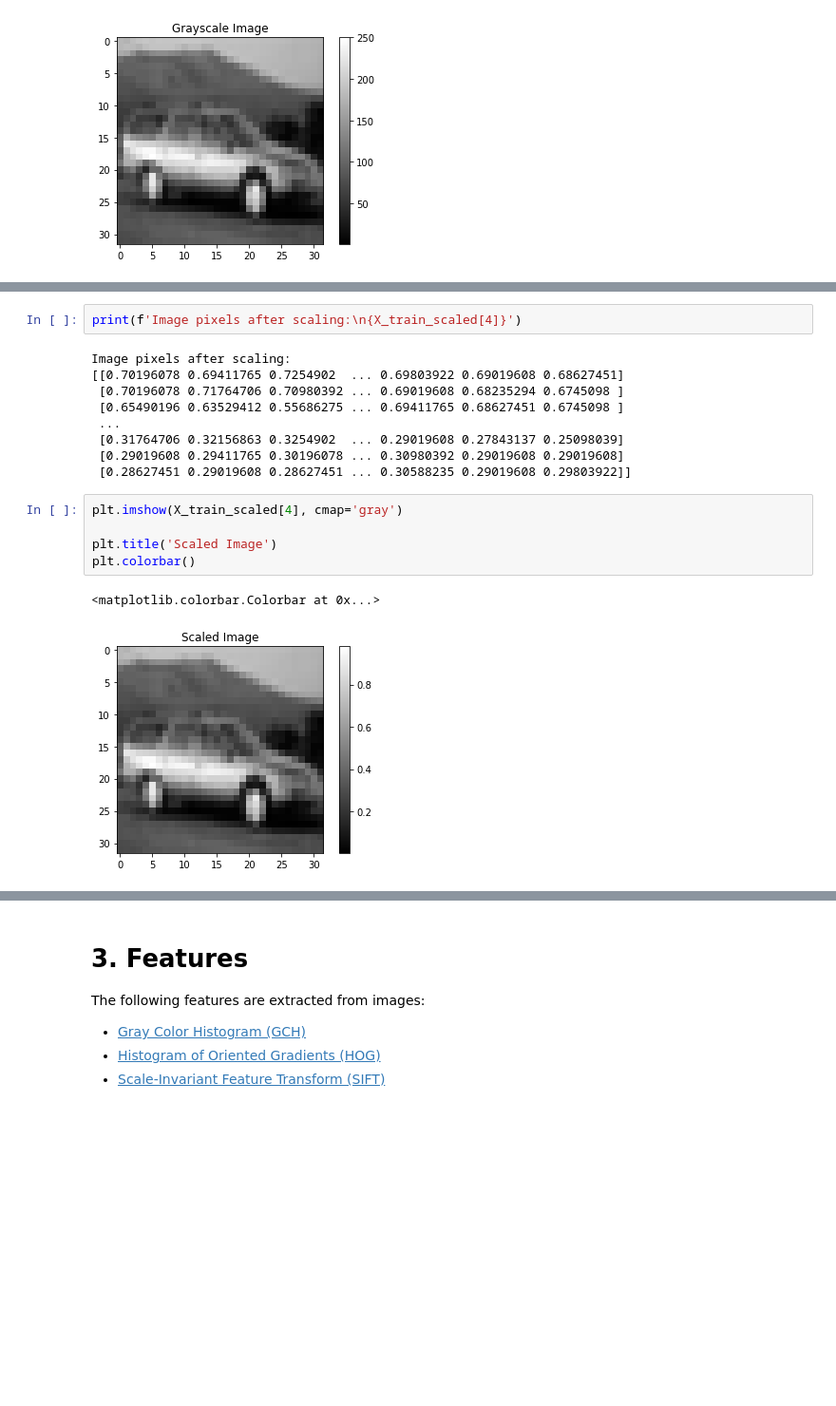
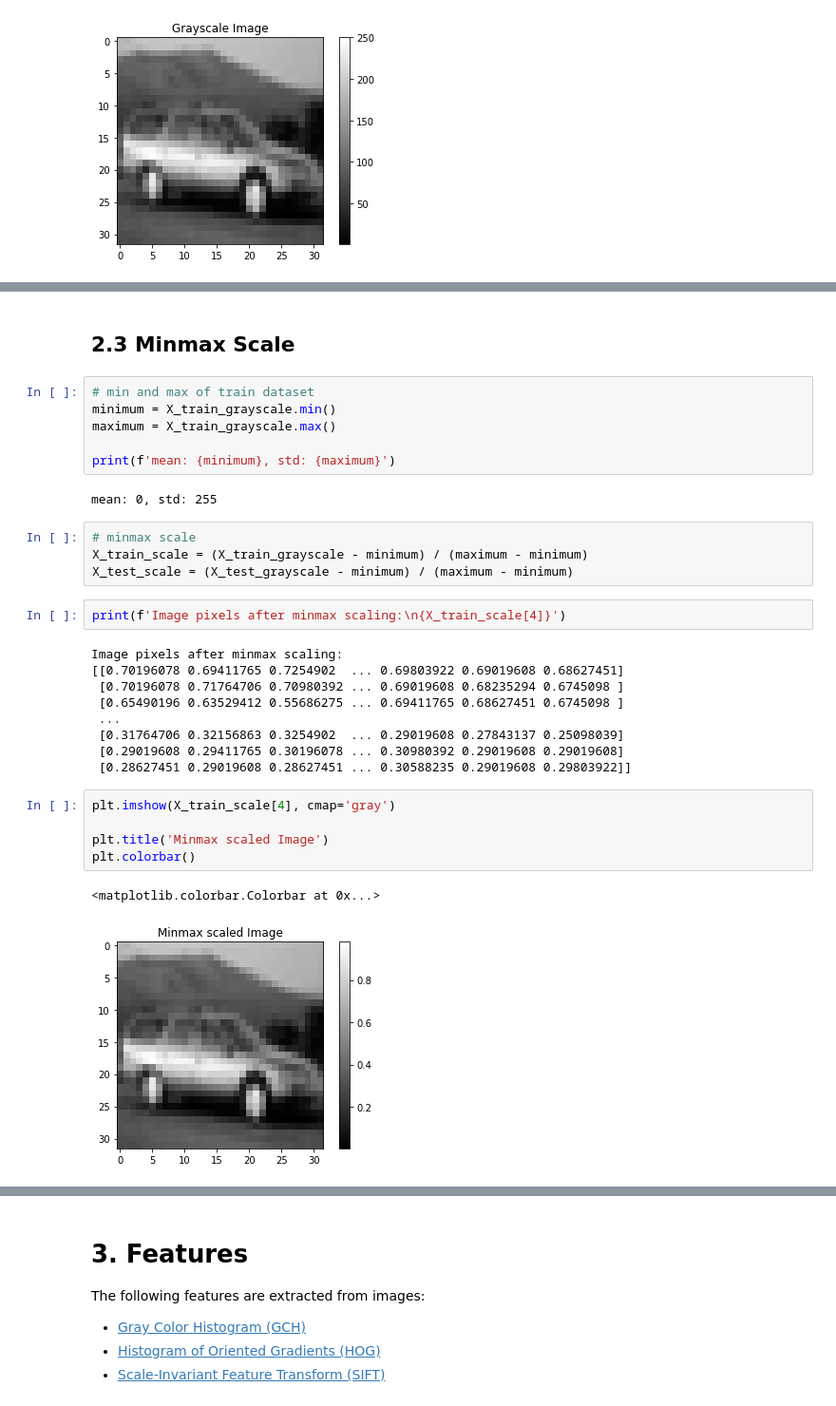
Before and after one commit to zealotry1developer/CBIR, a Jupyter notebook: notebooks/Bag of Visual Words.ipynb, the cells around one changed output, grey strips where cells are left out. Shown at 95% size. Cells and saved outputs as stored; diff of their text form; blank space fills up the shorter version.

Commit message:
normalization, minmax scaling, standardization + clipping + rescaling

```diff
--- a/notebooks/Bag of Visual Words.ipynb
+++ b/notebooks/Bag of Visual Words.ipynb
@@ -121,7 +122,21 @@ X_test_scaled = scale(X_test_grayscale)
+# %% [markdown]
+## 2.3 Minmax Scale
+# %%
+# min and max of train dataset
+minimum = X_train_grayscale.min()
+maximum = X_train_grayscale.max()
+
+print(f'mean: {minimum}, std: {maximum}')
+# %% [output]
+mean: 0, std: 255
+# %%
+# minmax scale
+X_train_scale = (X_train_grayscale - minimum) / (maximum - minimum)
+X_test_scale = (X_test_grayscale - minimum) / (maximum - minimum)
 # %%
-print(f'Image pixels after scaling:\n{X_train_scaled[4]}')
+print(f'Image pixels after minmax scaling:\n{X_train_scale[4]}')
 # %% [output]
-Image pixels after scaling:
+Image pixels after minmax scaling:
 [[0.70196078 0.69411765 0.7254902  ... 0.69803922 0.69019608 0.68627451]
  [0.70196078 0.71764706 0.70980392 ... 0.69019608 0.68235294 0.6745098 ]
  [0.65490196 0.63529412 0.55686275 ... 0.69411765 0.68627451 0.6745098 ]
@@ -130,10 +145,10 @@ Image pixels after scaling:
  [0.29019608 0.29411765 0.30196078 ... 0.30980392 0.29019608 0.29019608]
  [0.28627451 0.29019608 0.28627451 ... 0.30588235 0.29019608 0.29803922]]
 # %%
-plt.imshow(X_train_scaled[4], cmap='gray')
+plt.imshow(X_train_scale[4], cmap='gray')
 
-plt.title('Scaled Image')
+plt.title('Minmax scaled Image')
 plt.colorbar()
 # %% [output]
 <matplotlib.colorbar.Colorbar at 0x...>
-[figure, old version]
+[figure, new version]
```
Also changed, not shown: parts of 34 cells of this notebook.
